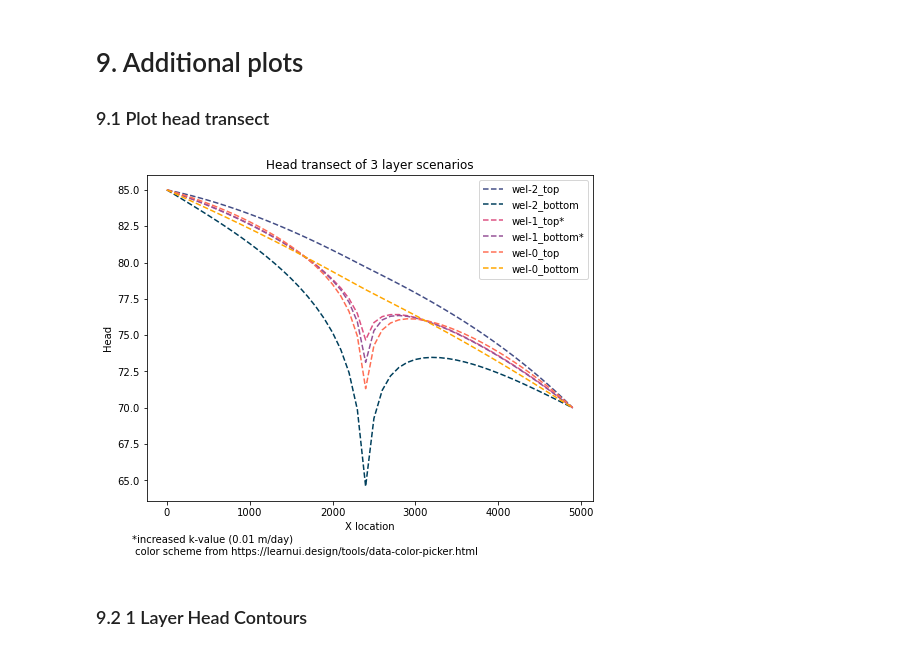
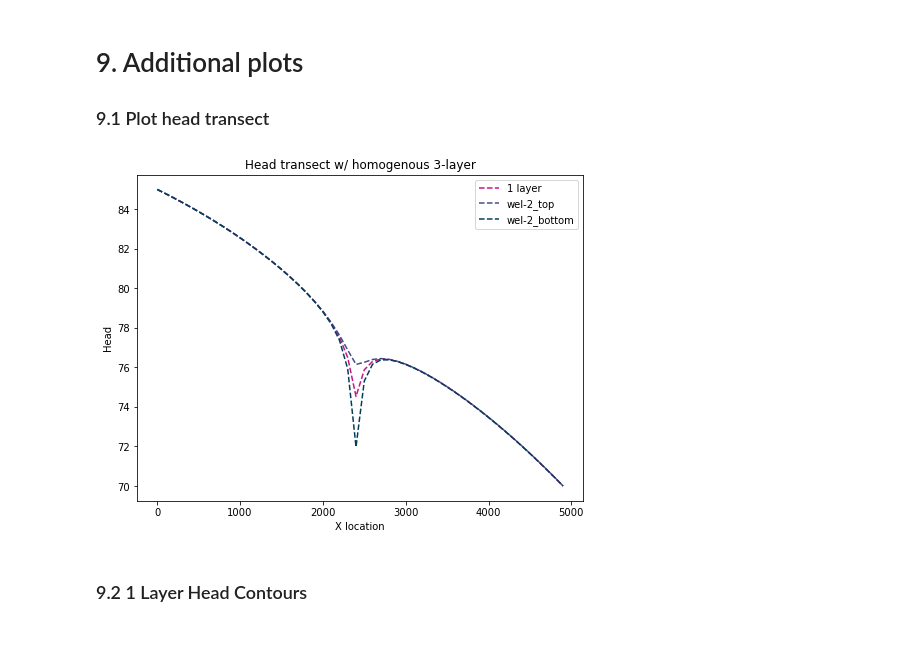
Before and after one commit to GW-modelling-Spring2022/homework-david-edu-morales, a Jupyter notebook: Working/HW10_Layers/Layered.ipynb, the cells around one changed output. Drawn from its saved outputs; the diff is of its cells as text; code cells hidden in the pictures.

```diff
--- a/Working/HW10_Layers/Layered.ipynb
+++ b/Working/HW10_Layers/Layered.ipynb
@@ -617,25 +616,25 @@ wt = xsect.plot_surface(head3w0[0,:,:], masked_values=[999.], color='blue', lw=1
 # %%
 fig4 = plt.figure(figsize=(8,6))
 ax = fig4.add_subplot(1, 1, 1)
 
 
 x=np.arange(0,5000,100)
-#plt.plot(x,head1[0,int(well_row),:],marker='o', color='mediumvioletred', markersize=4, linestyle='--', label="1 layer")
+plt.plot(x,head1[0,int(well_row),:], color='mediumvioletred', markersize=4, linestyle='--', label="1 layer")
 plt.plot(x,head3[0,int(well_row),:], color='#444e86', markersize=4, linestyle='--', label="wel-2_top")
 plt.plot(x,head3[2,int(well_row),:], color='#003f5c', markersize=4, linestyle='--', label="wel-2_bottom")
-plt.plot(x,head3w1[0,int(well_row),:], color='#dd5182', markersize=4, linestyle='--', label="wel-1_top*")
-plt.plot(x,head3w1[2,int(well_row),:], color='#955196', markersize=4, linestyle='--', label="wel-1_bottom*")
-plt.plot(x,head3w0[0,int(well_row),:], color='#ff6e54', markersize=4, linestyle='--', label="wel-0_top")
-plt.plot(x,head3w0[2,int(well_row),:], color='#ffa600', markersize=4, linestyle='--', label="wel-0_bottom")
-plt.title('Head transect of 3 layer scenarios')
+#plt.plot(x,head3w1[0,int(well_row),:], color='#dd5182', markersize=4, linestyle='--', label="wel-1_top*")
+#plt.plot(x,head3w1[2,int(well_row),:], color='#955196', markersize=4, linestyle='--', label="wel-1_bottom*")
+#plt.plot(x,head3w0[0,int(well_row),:], color='#ff6e54', markersize=4, linestyle='--', label="wel-0_top")
+#plt.plot(x,head3w0[2,int(well_row),:], color='#ffa600', markersize=4, linestyle='--', label="wel-0_bottom")
+plt.title('Head transect w/ homogenous 3-layer')
 plt.xlabel('X location')
 plt.ylabel('Head')
-fig4.text(.1, .001, "*increased k-value (0.01 m/day) \n color scheme from https://learnui.design/tools/data-color-picker.html")
+#fig4.text(.1, .001, "*increased k-value (0.01 m/day) \n color scheme from https://learnui.design/tools/data-color-picker.html")
 plt.legend()
-plt.savefig(img_path+'head-transects')
+plt.savefig(img_path+'head-transects_ch3')
 # plt.savefig('Head_Transect.png')
 # %% [output]
-[figure, old version]
+[figure, new version]
 # %% [markdown]
 ### 9.2 1 Layer Head Contours
 # %%
```
Also changed, not shown: parts of 2 cells of this notebook, 1 other file.
